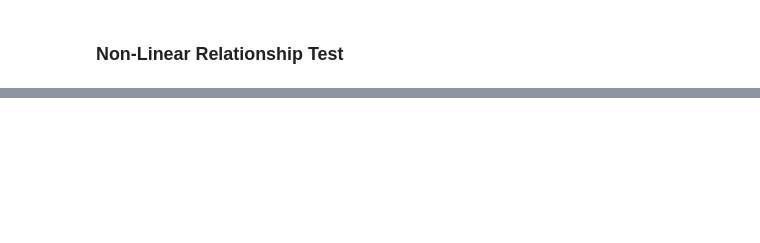
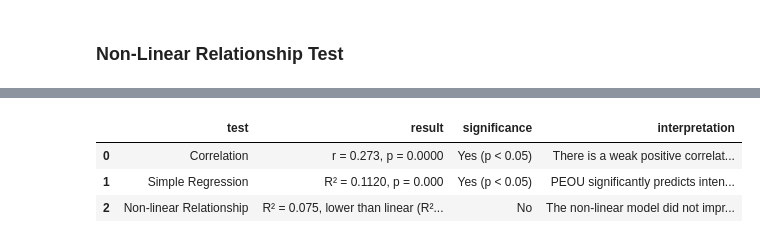
Before and after one commit to fernandonpa/Online_Purchase_Intention_Project, a Jupyter notebook: notebooks/05_hypothesis_testing/hypothesis_1.ipynb, the cells around one changed output, grey strips where cells are left out. Drawn from its saved outputs; the diff is of its cells as text; code cells hidden in the pictures; blank space fills up the shorter version.

```diff
--- a/notebooks/05_hypothesis_testing/hypothesis_1.ipynb
+++ b/notebooks/05_hypothesis_testing/hypothesis_1.ipynb
@@ -360,0 +363,39 @@ NameError: name 'sm_model' is not defined
+# %%
+import pandas as pd
+
+# Your data
+summary_data = [
+    {
+        "test": "Correlation",
+        "result": "r = 0.273, p = 0.0000",
+        "significance": "Yes (p < 0.05)",
+        "interpretation": "There is a weak positive correlation between PEOU and purchase intention."
+    },
+    {
+        "test": "Simple Regression",
+        "result": "R² = 0.1120, p =  0.000",
+        "significance": "Yes (p < 0.05)",
+        "interpretation": "PEOU significantly predicts intention to purchase."
+    },
+    {
+        "test": "Non-linear Relationship",
+        "result": "R² = 0.075, lower than linear (R² = 0.1120)",
+        "significance": "No",
+        "interpretation": "The non-linear model did not improve prediction and explained less variance than the linear model, suggesting no benefit from modeling a non-linear relationship."
+    }
+]
+
+summary_df = pd.DataFrame(summary_data)
+
+# Style table with white background and dark font
+styled_df = summary_df.style.set_table_styles([
+    {'selector': 'th', 'props': [('font-size', '10pt'), ('max-width', '200px'), ('background-color', 'white'), ('color', '#222')]},
+    {'selector': 'td', 'props': [('font-size', '10pt'), ('max-width', '220px'), ('white-space', 'normal'), ('background-color', 'white'), ('color', '#222')]}
+])
+
+styled_df
+# %% [output]
+|  | test | result | significance | interpretation |
+| 0 | Correlation | r = 0.273, p = 0.0000 | Yes (p < 0.05) | There is a weak positive correlat... |
+| 1 | Simple Regression | R² = 0.1120, p = 0.000 | Yes (p < 0.05) | PEOU significantly predicts inten... |
+| 2 | Non-linear Relationship | R² = 0.075, lower than linear (R²... | No | The non-linear model did not impr... |
```
Also changed, not shown: parts of 7 cells of this notebook, 2 other files.
